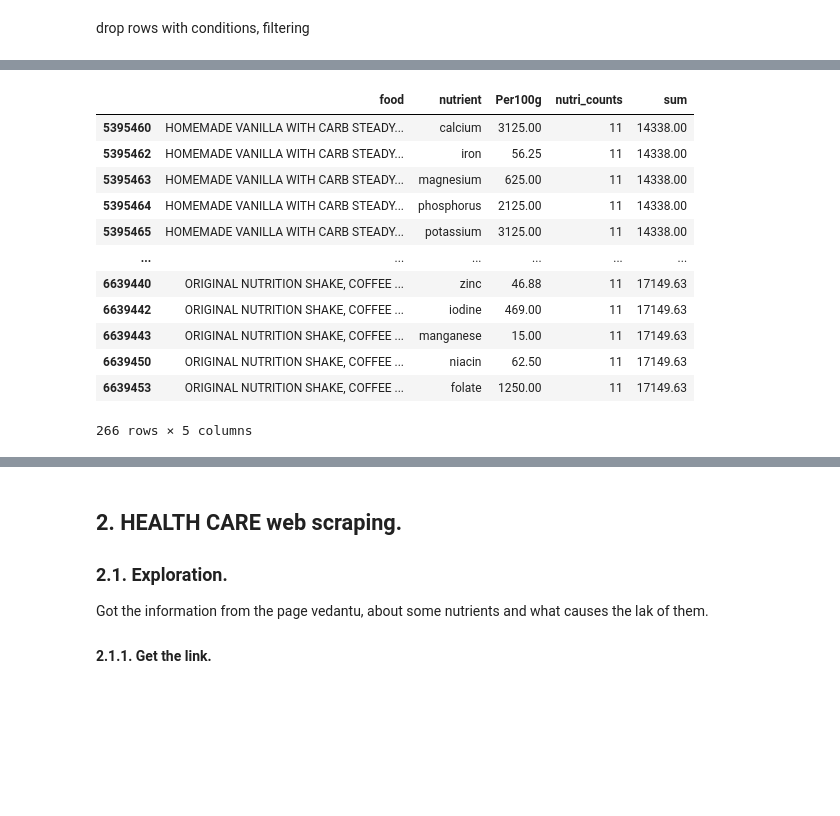
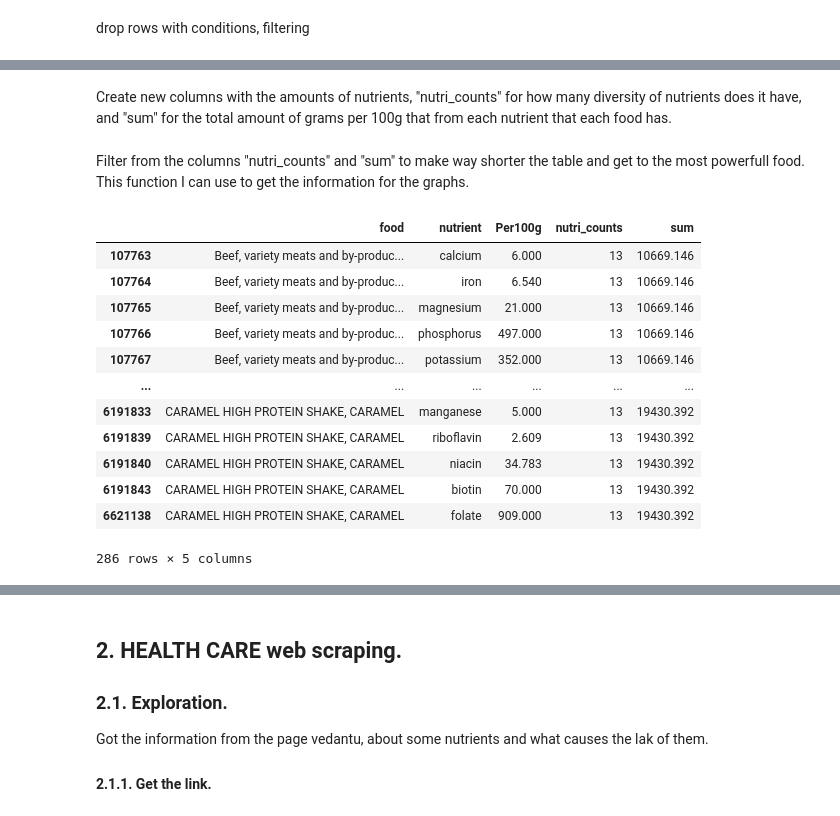
Before and after one commit to imalanz/PipeLine_proy2, a Jupyter notebook: analysis.ipynb, the cells around one changed output, grey strips where cells are left out. Cells and saved outputs as stored; diff of their text form; code cells hidden in the pictures; blank space fills up the shorter version.

```diff
--- a/analysis.ipynb
+++ b/analysis.ipynb
@@ -235,16 +173,0 @@ usda = (usda.loc[(usda['sum'] > 10309.875)])
-# %%
-usda
-# %% [output]
-|  | food | nutrient | Per100g | nutri_counts | sum |
-| 5395460 | HOMEMADE VANILLA WITH CARB STEADY... | calcium | 3125.00 | 11 | 14338.00 |
-| 5395462 | HOMEMADE VANILLA WITH CARB STEADY... | iron | 56.25 | 11 | 14338.00 |
-| 5395463 | HOMEMADE VANILLA WITH CARB STEADY... | magnesium | 625.00 | 11 | 14338.00 |
-| 5395464 | HOMEMADE VANILLA WITH CARB STEADY... | phosphorus | 2125.00 | 11 | 14338.00 |
-| 5395465 | HOMEMADE VANILLA WITH CARB STEADY... | potassium | 3125.00 | 11 | 14338.00 |
-| ... | ... | ... | ... | ... | ... |
-| 6639440 | ORIGINAL NUTRITION SHAKE, COFFEE ... | zinc | 46.88 | 11 | 17149.63 |
-| 6639442 | ORIGINAL NUTRITION SHAKE, COFFEE ... | iodine | 469.00 | 11 | 17149.63 |
-| 6639443 | ORIGINAL NUTRITION SHAKE, COFFEE ... | manganese | 15.00 | 11 | 17149.63 |
-| 6639450 | ORIGINAL NUTRITION SHAKE, COFFEE ... | niacin | 62.50 | 11 | 17149.63 |
-| 6639453 | ORIGINAL NUTRITION SHAKE, COFFEE ... | folate | 1250.00 | 11 | 17149.63 |
-266 rows × 5 columns
@@ -251,3 +176,27 @@ usda
+# %% [markdown]
+Create new columns with the amounts of nutrients, "nutri_counts" for how many diversity of nutrients does it have, and "sum" for the total amount of grams per 100g that from each nutrient that each food has.
+# %%
+usdaa = ex.groupby (usda)
+# %% [markdown]
+Filter from the columns "nutri_counts" and "sum" to make way shorter the table and get to the most powerfull food.
+This function I can use to get the information for the graphs.
+# %%
+usa = ex.for_graphs_lastfilter (usdaa, 12.00, 5000)
+usa
+# %% [output]
+|  | food | nutrient | Per100g | nutri_counts | sum |
+| 107763 | Beef, variety meats and by-produc... | calcium | 6.000 | 13 | 10669.146 |
+| 107764 | Beef, variety meats and by-produc... | iron | 6.540 | 13 | 10669.146 |
+| 107765 | Beef, variety meats and by-produc... | magnesium | 21.000 | 13 | 10669.146 |
+| 107766 | Beef, variety meats and by-produc... | phosphorus | 497.000 | 13 | 10669.146 |
+| 107767 | Beef, variety meats and by-produc... | potassium | 352.000 | 13 | 10669.146 |
+| ... | ... | ... | ... | ... | ... |
+| 6191833 | CARAMEL HIGH PROTEIN SHAKE, CARAMEL | manganese | 5.000 | 13 | 19430.392 |
+| 6191839 | CARAMEL HIGH PROTEIN SHAKE, CARAMEL | riboflavin | 2.609 | 13 | 19430.392 |
+| 6191840 | CARAMEL HIGH PROTEIN SHAKE, CARAMEL | niacin | 34.783 | 13 | 19430.392 |
+| 6191843 | CARAMEL HIGH PROTEIN SHAKE, CARAMEL | biotin | 70.000 | 13 | 19430.392 |
+| 6621138 | CARAMEL HIGH PROTEIN SHAKE, CARAMEL | folate | 909.000 | 13 | 19430.392 |
+286 rows × 5 columns
 # %%
 len(usda)
 # %% [output]
```
Also changed, not shown: parts of 34 cells of this notebook, 4 other files.
